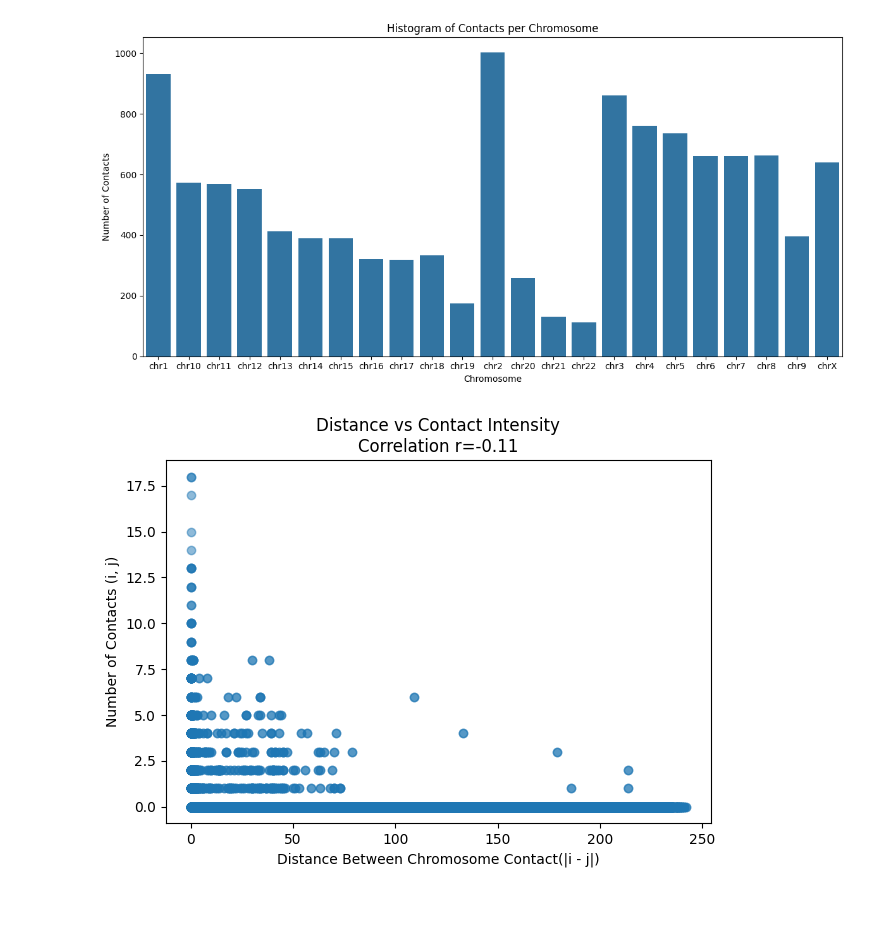
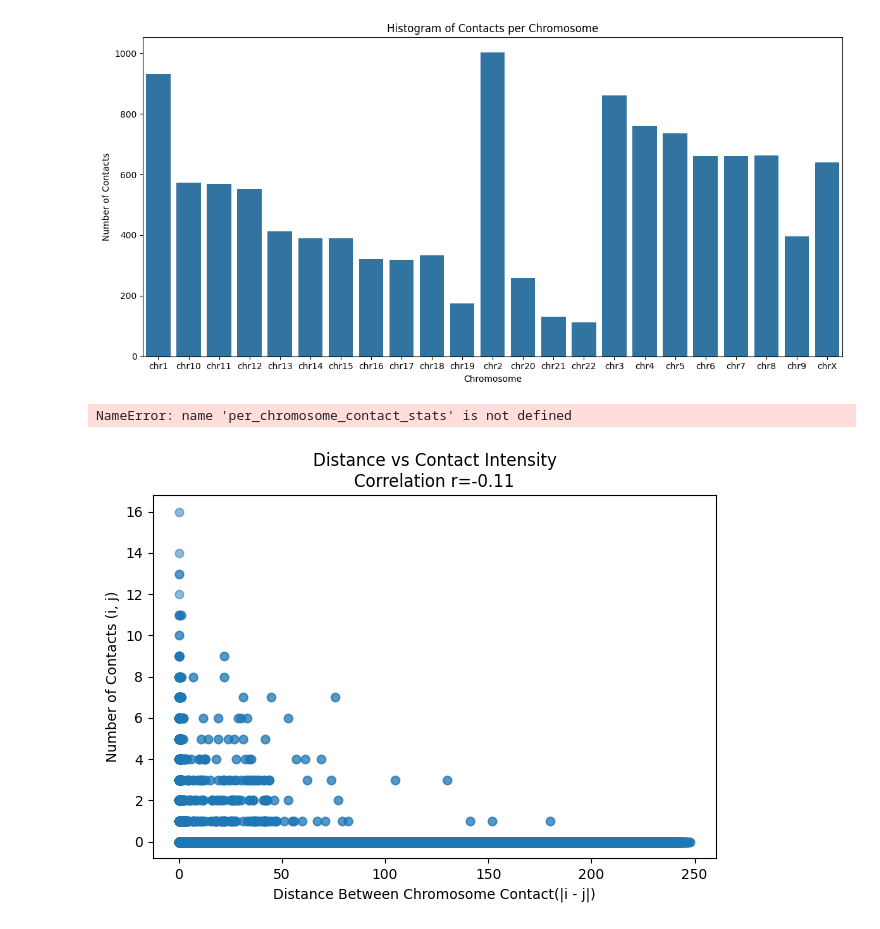
Before and after one commit to saladinshaurov/hic-cell-classification, a Jupyter notebook: notebooks/matrix-chromosome.ipynb, the cells around one changed output. Saved outputs shown, nothing was run; the diff lists cells and outputs as text; code cells hidden in the pictures.

```diff
--- a/notebooks/matrix-chromosome.ipynb
+++ b/notebooks/matrix-chromosome.ipynb
@@ -33,7 +33,7 @@ def find_chr_length (data: pd.DataFrame) -> dict[str: tuple]:
         dict: chromosome -> length (min, max)
     """
     chr_bounds = {}
-    chromosomes = sorted(set(data['chr_i']).union(data['chr_j']))
+    chromosomes = sorted(set(df['chr_i']).union(df['chr_j']), key=lambda x: int(x[3:]) if x[3:].isdigit() else 100)
     for chr_ in chromosomes:
             max_i = data.loc[data['chr_i'] == chr_, 'pos_i'].max()
             max_j = data.loc[data['chr_j'] == chr_, 'pos_j'].max()
@@ -54,7 +54,7 @@ def build_chr_block_matrix(data: pd.DataFrame) -> pd.DataFrame:
     """
     # compute length of chromosome
     chr_bounds = find_chr_length(data)
-    chromosomes = sorted(set(data['chr_i']).union(data['chr_j']))
+    chromosomes = sorted(set(df['chr_i']).union(df['chr_j']), key=lambda x: int(x[3:]) if x[3:].isdigit() else 100)
 
     # initialize the block matrix as pandas dataframe
     chr_block_df = pd.DataFrame(index=chromosomes, columns=chromosomes, dtype=object)
@@ -87,7 +87,7 @@ def build_chr_block_matrix(data: pd.DataFrame) -> pd.DataFrame:
 
     return chr_block_df
 # %%
-df = prepare_data('/Users/salah/Documents/chromosome-prediction/data/HAP1/ml1_AAGCCGGT-ATACATGT.txt')
+df = prepare_data('/Users/salah/Documents/hic-cell-classification/data/HAP1/ml1_AAGCCGGT-ATACATGT.txt')
 matrix = build_chr_block_matrix(df)
 
 sns.heatmap(matrix.at['chr1', 'chr1'], cmap='YlGnBu')
@@ -176,5 +193,8 @@ def chr_contact_stats(matrix: pd.DataFrame) -> dict:
 # %%
-hap1stats = cell_summary_stats(df)
+hap1stats = per_chromosome_contact_stats(df, matrix)
+print(hap1stats)
+# %% [output]
+NameError: name 'per_chromosome_contact_stats' is not defined
 # %%
 def calculate_dist_contact(matrix: pd.DataFrame) -> dict:
     """
@@ -191,35 +211,35 @@ def calculate_dist_contact(matrix: pd.DataFrame) -> dict:
         }
     """
     distances = []
     contacts = []
 
     idx_to_pos = list(matrix.index)
     col_to_pos = list(matrix.columns)
 
     for i, row_pos in enumerate(idx_to_pos):
         for j, col_pos in enumerate(col_to_pos):
             contact = matrix.iat[i, j] # The contact on the i, j position
             dist = abs(i - j) # distance from position i to j
             distances.append(dist)
             contacts.append(contact)
 
     # Correlation analysis
     corr, _ = pearsonr(distances, contacts) # calculate linear correlation
 
     return {'distances': distances, 'contacts': contacts,
             'correlation': corr}
 
-contact_matrix = matrix.at['chr2', 'chr2']
+contact_matrix = matrix.at['chr1', 'chr1']
 dist_contact = calculate_dist_contact(contact_matrix)
 
 plt.scatter(dist_contact['distances'], dist_contact['contacts'], alpha=0.5)
 plt.title(f"Distance vs Contact Intensity\nCorrelation r={dist_contact['correlation']:.2f}")
 plt.xlabel("Distance Between Chromosome Contact(|i - j|)")
 plt.ylabel("Number of Contacts (i, j)")
 plt.tight_layout()
 plt.show()
 # %% [output]
-[figure, old version]
+[figure, new version]
 # %%
 def read_all_in_cell_type(folder_path: str, file_suffix: str=".txt") -> pd.DataFrame:
     """
```
Also changed, not shown: parts of 7 cells of this notebook.
